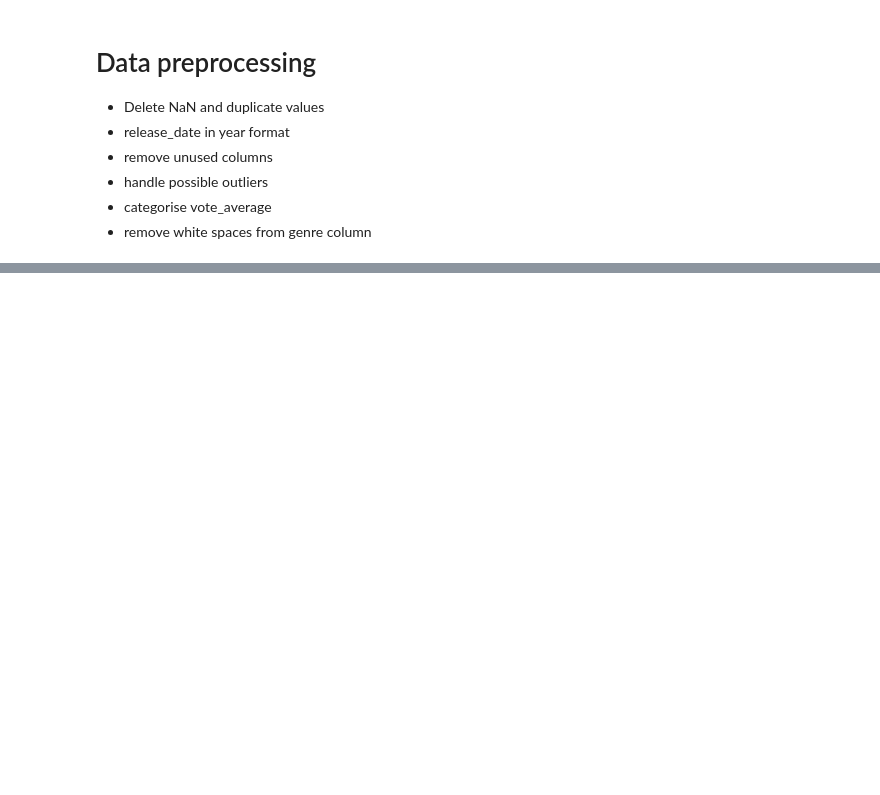
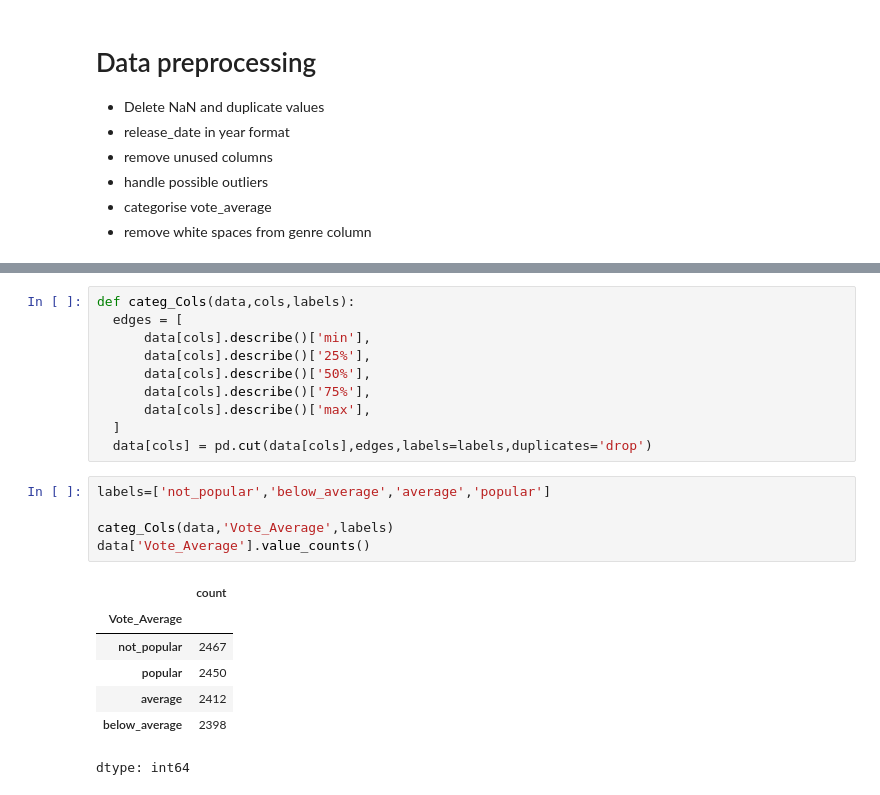
Before and after one commit to adityaMachal/Netflix_analysis, a Jupyter notebook: Untitled1.ipynb, the cells around one changed output, grey strips where cells are left out. Cells and saved outputs as stored; diff of their text form; blank space fills up the shorter version.

```diff
--- a/Untitled1.ipynb
+++ b/Untitled1.ipynb
@@ -28,0 +73,23 @@ NameError: name 'data' is not defined
+# %%
+def categ_Cols(data,cols,labels):
+  edges = [
+      data[cols].describe()['min'],
+      data[cols].describe()['25%'],
+      data[cols].describe()['50%'],
+      data[cols].describe()['75%'],
+      data[cols].describe()['max'],
+  ]
+  data[cols] = pd.cut(data[cols],edges,labels=labels,duplicates='drop')
+# %%
+labels=['not_popular','below_average','average','popular']
+
+categ_Cols(data,'Vote_Average',labels)
+data['Vote_Average'].value_counts()
+# %% [output]
+|  | count |
+| Vote_Average |  |
+| not_popular | 2467 |
+| popular | 2450 |
+| average | 2412 |
+| below_average | 2398 |
+dtype: int64
```
Also changed, not shown: parts of 11 cells of this notebook.
